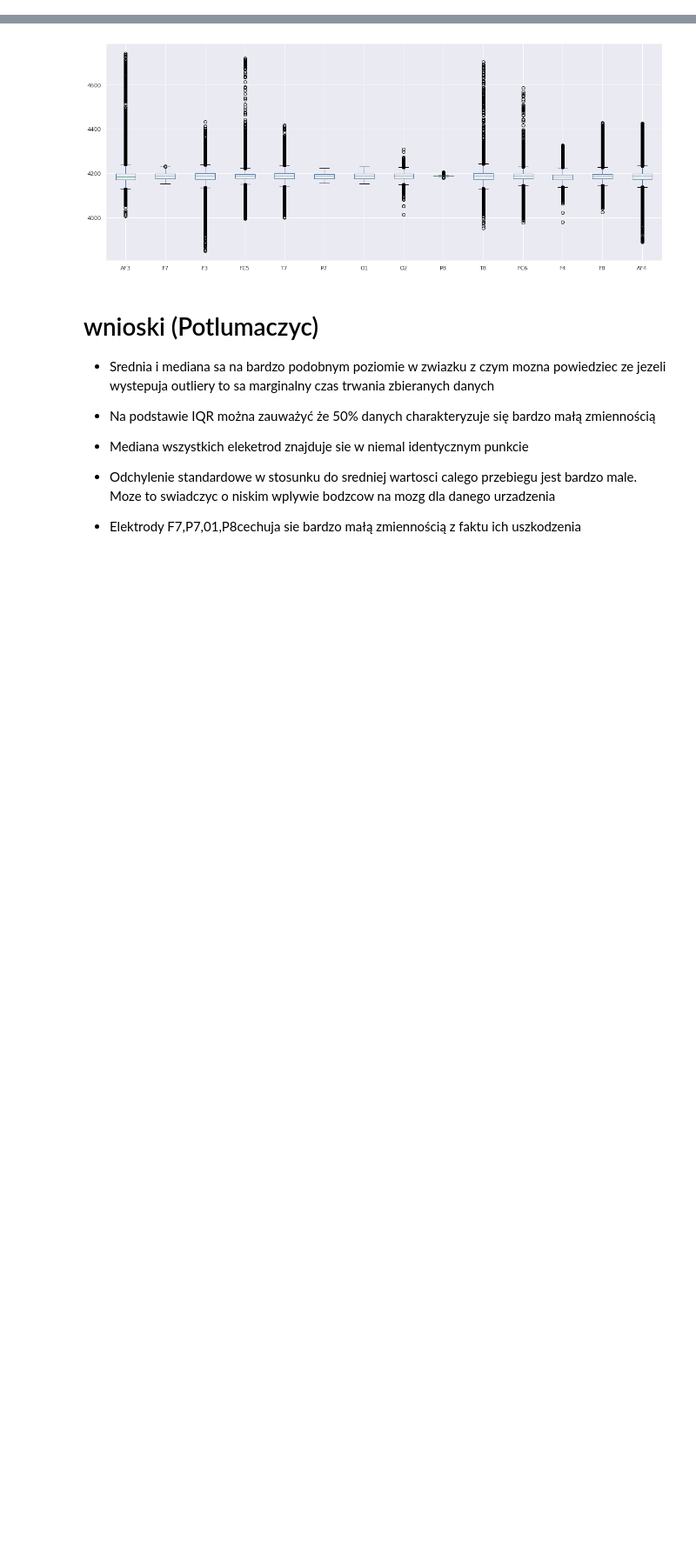
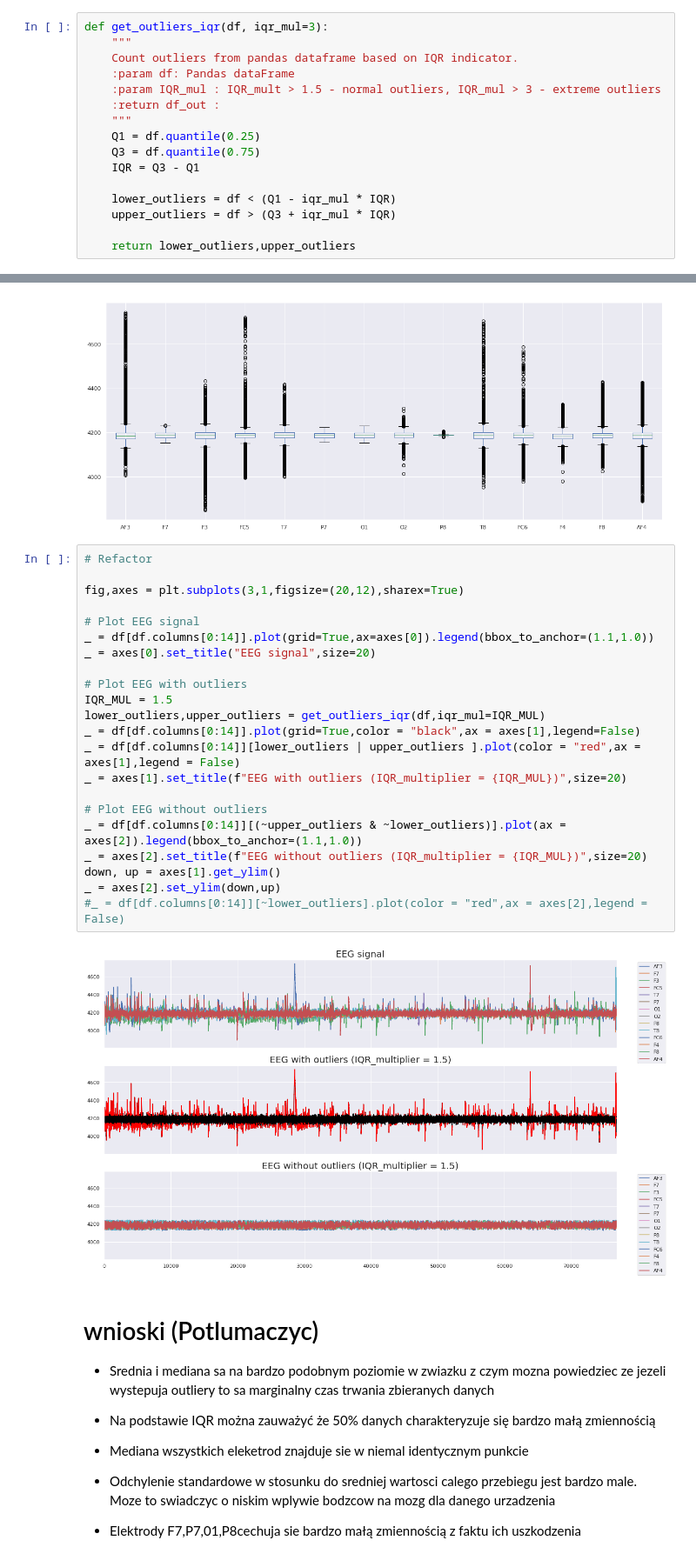
Before and after one commit to MikeG27/BCI_Image_Generation, a Jupyter notebook: notebooks/1.5.MikeG27_EDA.ipynb, the cells around one changed output, grey strips where cells are left out. Shown at 87% size. Saved outputs shown, nothing was run; the diff lists cells and outputs as text; blank space fills up the shorter version.

```diff
--- a/notebooks/1.5.MikeG27_EDA.ipynb
+++ b/notebooks/1.5.MikeG27_EDA.ipynb
@@ -1,5 +1,21 @@
 # %% [markdown]
 <h1 align = "center">EEG Data Analysis</h1>
+# %%
+def get_outliers_iqr(df, iqr_mul=3):
+    """
+    Count outliers from pandas dataframe based on IQR indicator.
+    :param df: Pandas dataFrame
+    :param IQR_mul : IQR_mult > 1.5 - normal outliers, IQR_mul > 3 - extreme outliers
+    :return df_out :
+    """
+    Q1 = df.quantile(0.25)
+    Q3 = df.quantile(0.75)
+    IQR = Q3 - Q1
+
+    lower_outliers = df < (Q1 - iqr_mul * IQR)
+    upper_outliers = df > (Q3 + iqr_mul * IQR)
+
+    return lower_outliers,upper_outliers
 # %% [markdown]
 # TODO :
 
@@ -218,6 +234,30 @@ Moja hipoteza wskazuje na to że outliery są w danych ale mają małą wartoś
 _ = df[df.columns[0:14]].boxplot(figsize=(20,8))
 # %% [output]
 [figure]
+# %%
+# Refactor
+
+fig,axes = plt.subplots(3,1,figsize=(20,12),sharex=True)
+
+# Plot EEG signal
+_ = df[df.columns[0:14]].plot(grid=True,ax=axes[0]).legend(bbox_to_anchor=(1.1,1.0))
+_ = axes[0].set_title("EEG signal",size=20)
+
+# Plot EEG with outliers
+IQR_MUL = 1.5
+lower_outliers,upper_outliers = get_outliers_iqr(df,iqr_mul=IQR_MUL)
+_ = df[df.columns[0:14]].plot(grid=True,color = "black",ax = axes[1],legend=False)
+_ = df[df.columns[0:14]][lower_outliers | upper_outliers ].plot(color = "red",ax = axes[1],legend = False)
+_ = axes[1].set_title(f"EEG with outliers (IQR_multiplier = {IQR_MUL})",size=20)
+
+# Plot EEG without outliers
+_ = df[df.columns[0:14]][(~upper_outliers & ~lower_outliers)].plot(ax = axes[2]).legend(bbox_to_anchor=(1.1,1.0))
+_ = axes[2].set_title(f"EEG without outliers (IQR_multiplier = {IQR_MUL})",size=20)
+down, up = axes[1].get_ylim()
+_ = axes[2].set_ylim(down,up)
+#_ = df[df.columns[0:14]][~lower_outliers].plot(color = "red",ax = axes[2],legend = False)
+# %% [output]
+[figure, added]
 # %% [markdown]
 # wnioski (Potlumaczyc)
 
```
Also changed, not shown: parts of 23 cells of this notebook.
